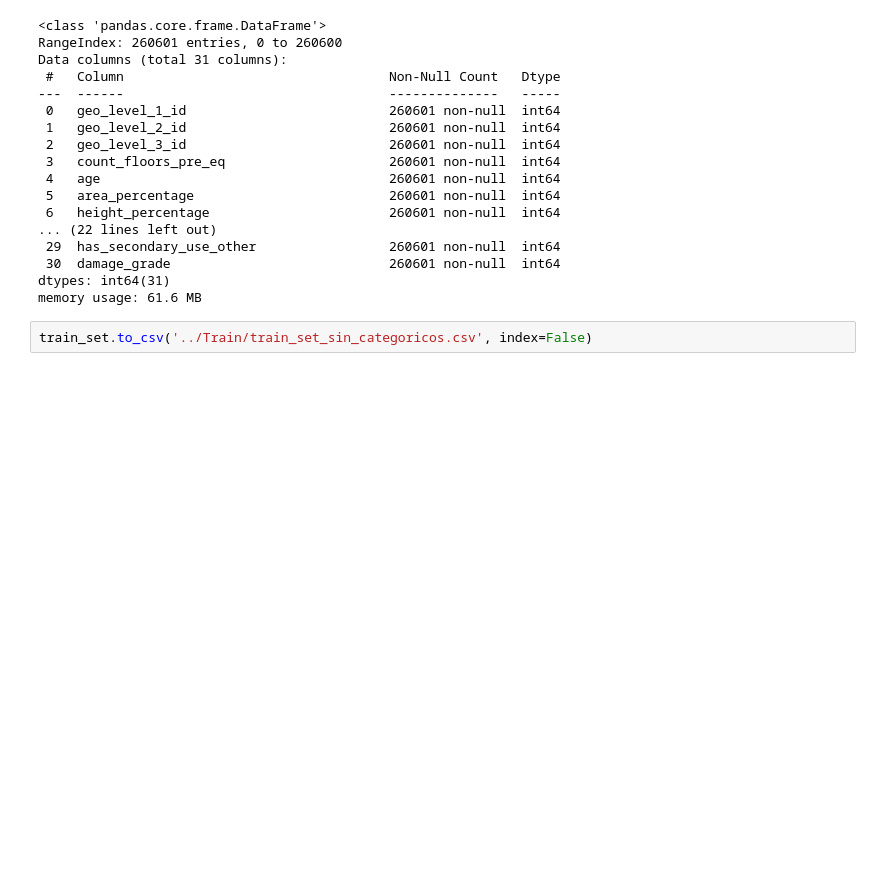
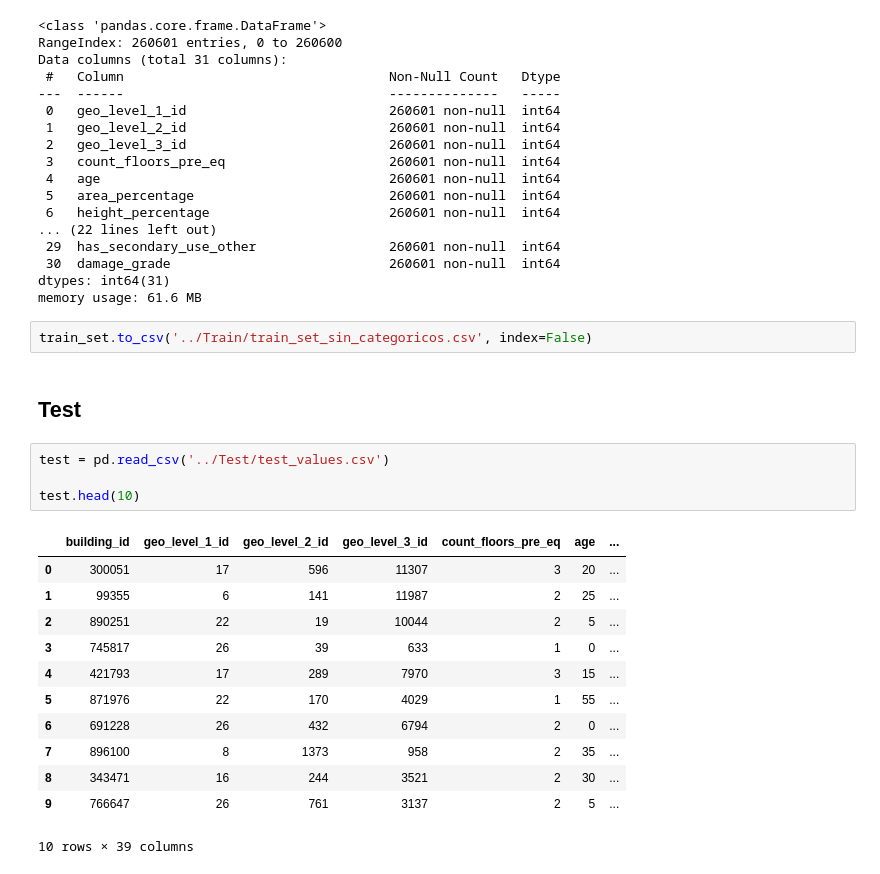
Before and after one commit to SBen-IV/TP-OrgaDeDatos, a Jupyter notebook: TP2/Feature Engineering/sin_categoricos.ipynb, the cells around one changed output. Saved outputs shown, nothing was run; the diff lists cells and outputs as text; blank space fills up the shorter version.

```diff
--- a/TP2/Feature Engineering/sin_categoricos.ipynb
+++ b/TP2/Feature Engineering/sin_categoricos.ipynb
@@ -55,3 +57,22 @@ dtypes: int64(31)
 memory usage: 61.6 MB
 # %%
 train_set.to_csv('../Train/train_set_sin_categoricos.csv', index=False)
+# %% [markdown]
+## Test
+# %%
+test = pd.read_csv('../Test/test_values.csv')
+
+test.head(10)
+# %% [output]
+|  | building_id | geo_level_1_id | geo_level_2_id | geo_level_3_id | count_floors_pre_eq | age | ... |
+| 0 | 300051 | 17 | 596 | 11307 | 3 | 20 | ... |
+| 1 | 99355 | 6 | 141 | 11987 | 2 | 25 | ... |
+| 2 | 890251 | 22 | 19 | 10044 | 2 | 5 | ... |
+| 3 | 745817 | 26 | 39 | 633 | 1 | 0 | ... |
+| 4 | 421793 | 17 | 289 | 7970 | 3 | 15 | ... |
+| 5 | 871976 | 22 | 170 | 4029 | 1 | 55 | ... |
+| 6 | 691228 | 26 | 432 | 6794 | 2 | 0 | ... |
+| 7 | 896100 | 8 | 1373 | 958 | 2 | 35 | ... |
+| 8 | 343471 | 16 | 244 | 3521 | 2 | 30 | ... |
+| 9 | 766647 | 26 | 761 | 3137 | 2 | 5 | ... |
+10 rows × 39 columns
```
Also changed, not shown: parts of 3 cells of this notebook, 17 other files.
